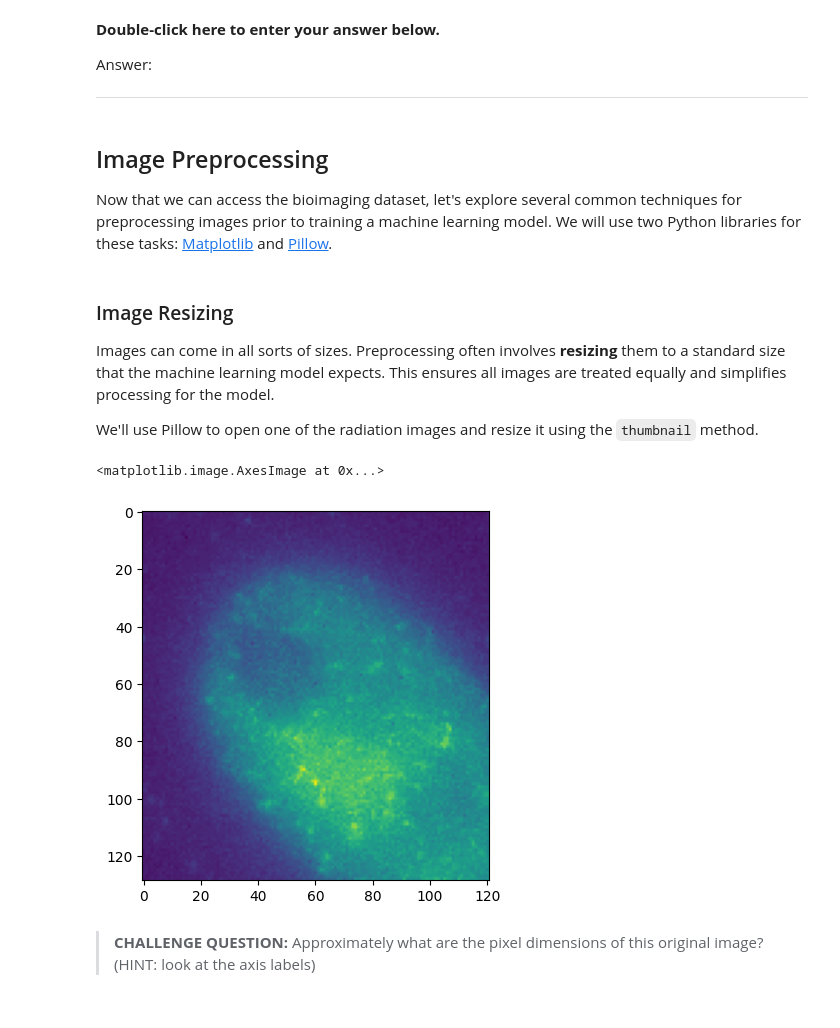
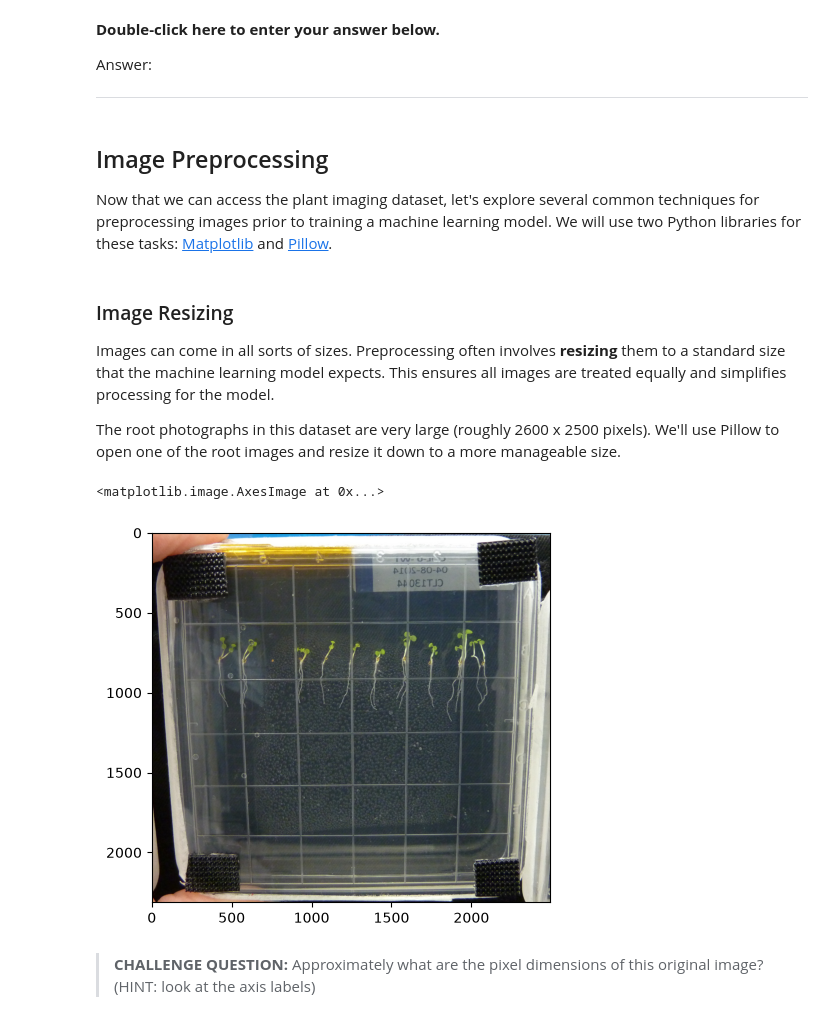
Before and after one commit to dr-richard-barker/OSDR_juypter_book.io, a Jupyter notebook: chapters/Image_Data.ipynb, the cells around one changed output. Saved outputs shown, nothing was run; the diff lists cells and outputs as text; code cells hidden in the pictures.

```diff
--- a/chapters/Image_Data.ipynb
+++ b/chapters/Image_Data.ipynb
@@ -73,0 +44,14 @@ This second image shows a nucleus that was exposed to low-energy X-rays at a dos
+# %%
+import requests, io
+from PIL import Image
+import matplotlib.pyplot as plt
+
+# Helper function to download an image from the OSDR (OSD-120) dataset by filename
+def load_osdr_image(filename):
+    base = "https://osdr.nasa.gov/geode-py/ws/studies/OSD-120/download?source=datamanager&file="
+    response = requests.get(base + filename, timeout=120)
+    return Image.open(io.BytesIO(response.content))
+
+# Open a ground-control root photograph (day 13) and display it
+img = load_osdr_image("LSDS-33_morphometric-photography_Atha_Col-0_root_GC_Alight_Rep1_GSM2493759_Day13_image1.jpg")
+plt.imshow(img)
@@ -81,21 +83,20 @@ Answer:
 # %% [markdown]
 ## Image Preprocessing
 
-Now that we can access the bioimaging dataset, let's explore several common techniques for preprocessing images prior to training a machine learning model. We will use two Python libraries for these tasks: [Matplotlib](https://matplotlib.org/) and [Pillow](https://pypi.org/project/pillow/).
+Now that we can access the plant imaging dataset, let's explore several common techniques for preprocessing images prior to training a machine learning model. We will use two Python libraries for these tasks: [Matplotlib](https://matplotlib.org/) and [Pillow](https://pypi.org/project/pillow/).
 # %% [markdown]
 ### Image Resizing
 
 Images can come in all sorts of sizes. Preprocessing often involves **resizing** them to a standard size that the machine learning model expects. This ensures all images are treated equally and simplifies processing for the model.
 
-We'll use Pillow to open one of the radiation images and resize it using the `thumbnail` method.
+The root photographs in this dataset are very large (roughly 2600 x 2500 pixels). We'll use Pillow to open one of the root images and resize it down to a more manageable size.
 # %%
-# First, let's view the image we want to resize
-f = fs.open(f"s3://nasa-bps-training-data/Microscopy/train/P251_73665707362-C6_016_004_proj.tif/", "rb")
-img = Image.open(f)
+# First, let's view the image we want to resize (ground control, day 9)
+img = load_osdr_image("LSDS-33_morphometric-photography_Atha_Col-0_root_GC_Alight_Rep1_GSM2493759_Day09_image1.jpg")
 plt.imshow(img)
 # %% [output]
 <matplotlib.image.AxesImage at 0x...>
-[figure, old version]
+[figure, new version]
 # %% [markdown]
 > **CHALLENGE QUESTION:** Approximately what are the pixel dimensions of this original image? (HINT: look at the axis labels)
 # %% [markdown]
```
Also changed, not shown: parts of 32 cells of this notebook, 7 other files.
